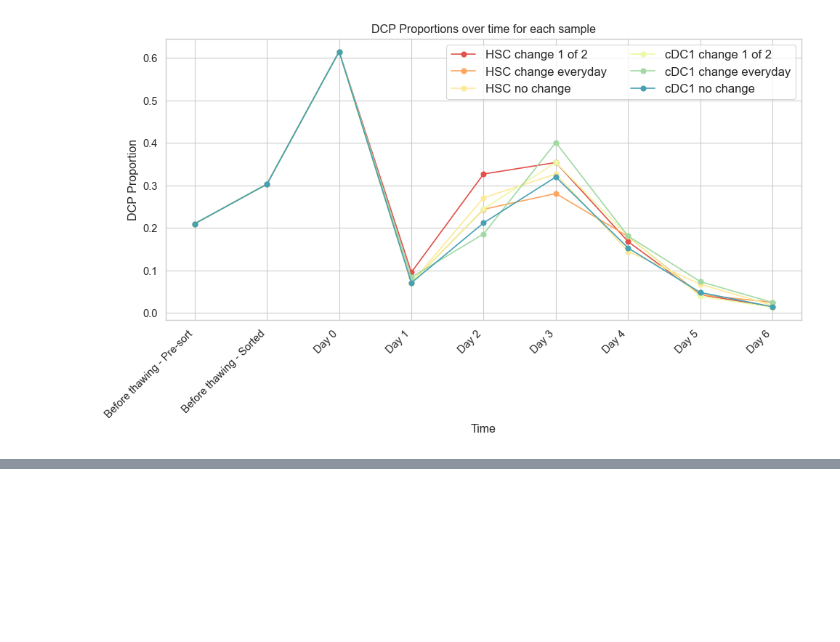
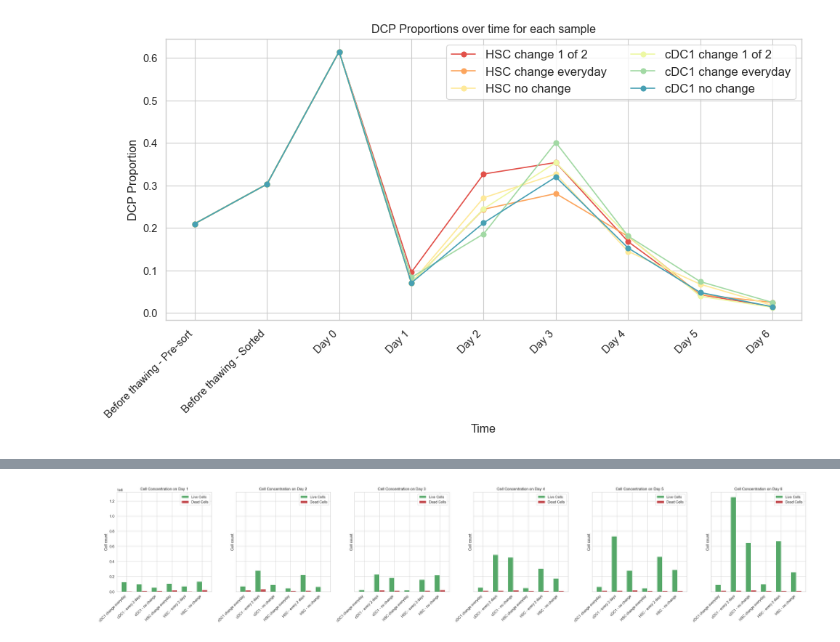
Before and after one commit to AlexiaGiroud/ThawingDCPs, a Jupyter notebook: graphs_try2.ipynb, the cells around one changed output, grey strips where cells are left out. Saved outputs shown, nothing was run; the diff lists cells and outputs as text; code cells hidden in the pictures; blank space fills up the shorter version.

```diff
--- a/graphs_try2.ipynb
+++ b/graphs_try2.ipynb
@@ -263,0 +375,27 @@ plt.show()
+# %%
+# Bar plot of each condition per day with live and dead cells side by side
+# Each ax will be a day, with bars for live and dead cells per condition
+days = live_cells["Day"].unique()
+num_days = len(days)
+fig, axes = plt.subplots(nrows=1, ncols=num_days, figsize=(5*num_days, 6), sharey=True)
+for i, day in enumerate(days):
+    ax = axes[i]
+
+    live_day_data = live_cells[live_cells["Day"] == day]
+    dead_day_data = dead_cells[dead_cells["Day"] == day]
+
+    x = np.arange(len(live_day_data["Condition"]))  # positions for the conditions
+    width = 0.35  # bar width
+
+    ax.bar(x - width/2, live_day_data["Concentration (cells/mL)"], width, label='Live Cells', color='g')
+    ax.bar(x + width/2, dead_day_data["Concentration (cells/mL)"], width, label='Dead Cells', color='r')
+
+    ax.set_title(f'Cell Concentration on {day}')
+    ax.set_xticks(x)
+    ax.set_xticklabels(live_day_data["Condition"], rotation=45, ha='right')
+    ax.set_ylabel('Cell count')
+    ax.legend()
+plt.tight_layout()
+plt.show()
+# %% [output]
+[figure, added]
```
Also changed, not shown: parts of 8 cells of this notebook, 7 other files.
